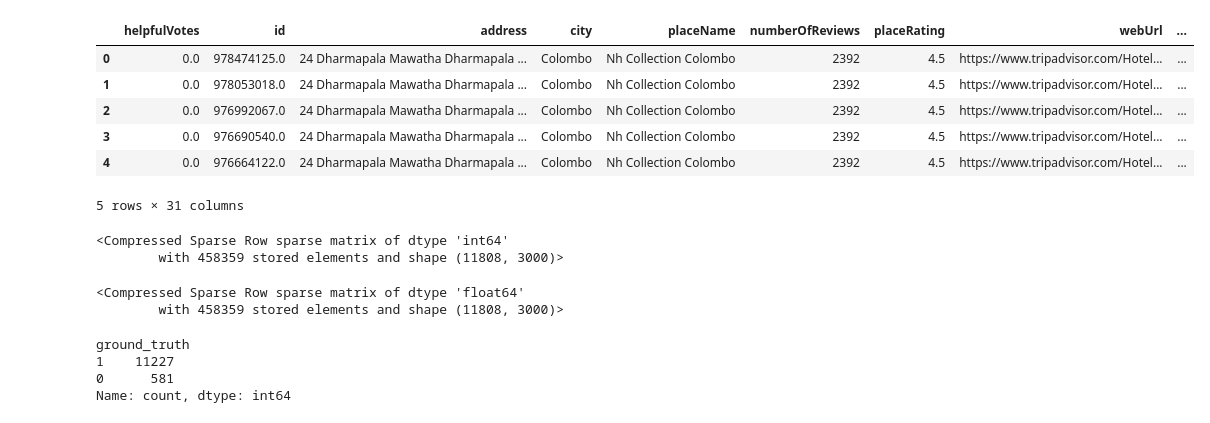
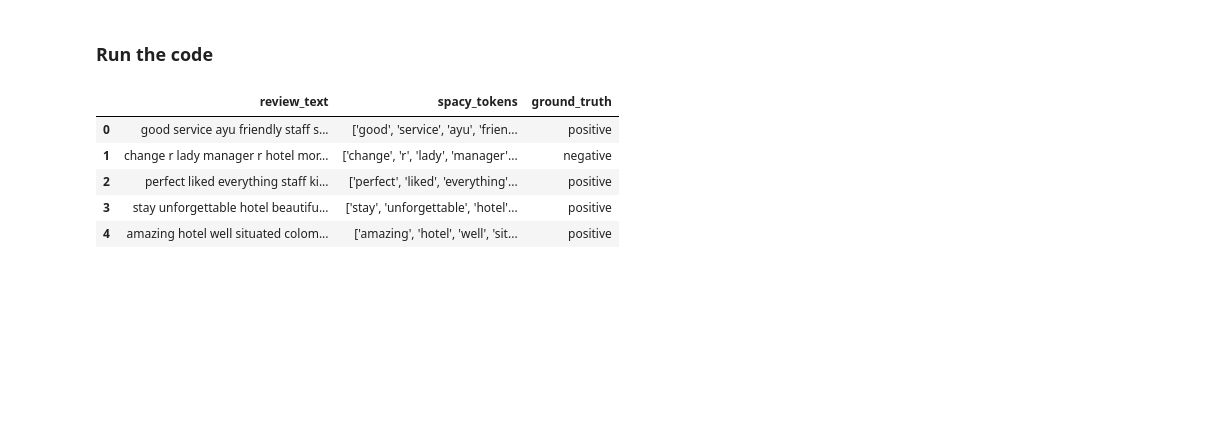
Before and after one commit to NotMishaal/TripAdvisor-Review-CW, a Jupyter notebook: task_4/XGBoost.ipynb, the cells around one changed output. Drawn from its saved outputs; the diff is of its cells as text; code cells hidden in the pictures; blank space fills up the shorter version.

```diff
--- a/task_4/XGBoost.ipynb
+++ b/task_4/XGBoost.ipynb
@@ -11,11 +270,12 @@ from scipy.sparse import load_npz
+# %% [markdown]
+### Run the code
 # %%
 df = pd.read_csv('../data/processed/labelled_data.csv')
-df.head()
+df[['review_text', 'spacy_tokens', 'ground_truth']].head()
 # %% [output]
-|  | helpfulVotes | id | address | city | placeName | numberOfReviews | placeRating | webUrl | ... |
-| 0 | 0.0 | 978474125.0 | 24 Dharmapala Mawatha Dharmapala ... | Colombo | Nh Collection Colombo | 2392 | 4.5 | https://www.tripadvisor.com/Hotel... | ... |
-| 1 | 0.0 | 978053018.0 | 24 Dharmapala Mawatha Dharmapala ... | Colombo | Nh Collection Colombo | 2392 | 4.5 | https://www.tripadvisor.com/Hotel... | ... |
-| 2 | 0.0 | 976992067.0 | 24 Dharmapala Mawatha Dharmapala ... | Colombo | Nh Collection Colombo | 2392 | 4.5 | https://www.tripadvisor.com/Hotel... | ... |
-| 3 | 0.0 | 976690540.0 | 24 Dharmapala Mawatha Dharmapala ... | Colombo | Nh Collection Colombo | 2392 | 4.5 | https://www.tripadvisor.com/Hotel... | ... |
-| 4 | 0.0 | 976664122.0 | 24 Dharmapala Mawatha Dharmapala ... | Colombo | Nh Collection Colombo | 2392 | 4.5 | https://www.tripadvisor.com/Hotel... | ... |
+|  | review_text | spacy_tokens | ground_truth |
+| 0 | good service ayu friendly staff s... | ['good', 'service', 'ayu', 'frien... | positive |
+| 1 | change r lady manager r hotel mor... | ['change', 'r', 'lady', 'manager'... | negative |
+| 2 | perfect liked everything staff ki... | ['perfect', 'liked', 'everything'... | positive |
+| 3 | stay unforgettable hotel beautifu... | ['stay', 'unforgettable', 'hotel'... | positive |
+| 4 | amazing hotel well situated colom... | ['amazing', 'hotel', 'well', 'sit... | positive |
-5 rows × 31 columns
@@ -25,10 +281,0 @@ tdidf_vectors = load_npz('../data/processed/vector_representations/tfidf_vectors
-# %%
-count_vectors
-# %% [output]
-<Compressed Sparse Row sparse matrix of dtype 'int64'
-        with 458359 stored elements and shape (11808, 3000)>
-# %%
-tdidf_vectors
-# %% [output]
-<Compressed Sparse Row sparse matrix of dtype 'float64'
-        with 458359 stored elements and shape (11808, 3000)>
@@ -39,7 +281,0 @@ df['ground_truth'] = df['ground_truth'].cat.codes
-# %%
-df['ground_truth'].value_counts()
-# %% [output]
-ground_truth
-1    11227
-0      581
-Name: count, dtype: int64
```
Also changed, not shown: parts of 31 cells of this notebook.
